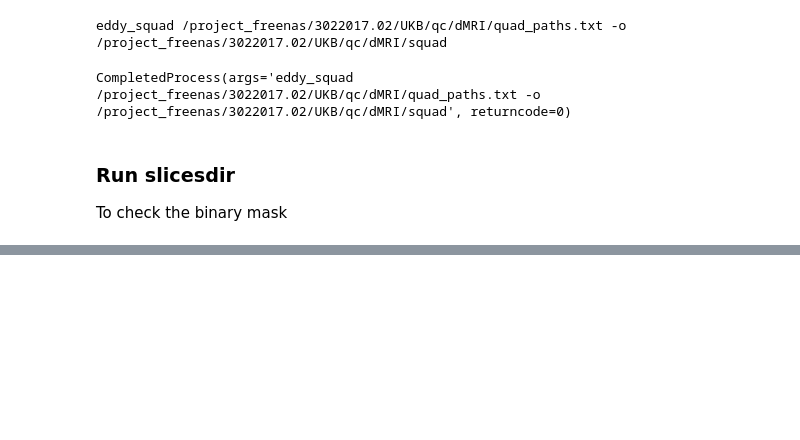
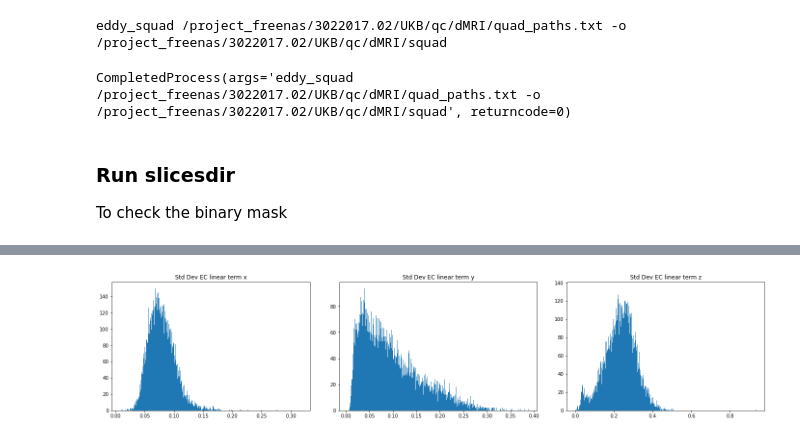
Before and after one commit to ramonacirstian/Diffusion, a Jupyter notebook: dmri_qc_ukb.ipynb, the cells around one changed output, grey strips where cells are left out. Saved outputs shown, nothing was run; the diff lists cells and outputs as text; code cells hidden in the pictures; blank space fills up the shorter version.

```diff
--- a/dmri_qc_ukb.ipynb
+++ b/dmri_qc_ukb.ipynb
@@ -202,0 +302,19 @@ CompletedProcess(args='slicesdir -o /project_freenas/3022017.02/UKB/subjects/100
+# %%
+fig1 = plt.figure(figsize=(20, 5))
+
+plt.subplot(1,3,1)
+plt.hist(df_fin['Std EC x '], bins = 1000)
+plt.title('Std Dev EC linear term x')
+
+plt.subplot(1,3,2)
+plt.hist(df_fin['Std EC y'], bins = 1000)
+plt.title('Std Dev EC linear term y')
+
+plt.subplot(1,3,3)
+plt.hist(df_fin['Std EC z'], bins = 1000)
+plt.title('Std Dev EC linear term z')
+
+fig1.tight_layout(pad = 3)
+plt.show()
+# %% [output]
+[figure, added]
```
Also changed, not shown: parts of 15 cells of this notebook.
